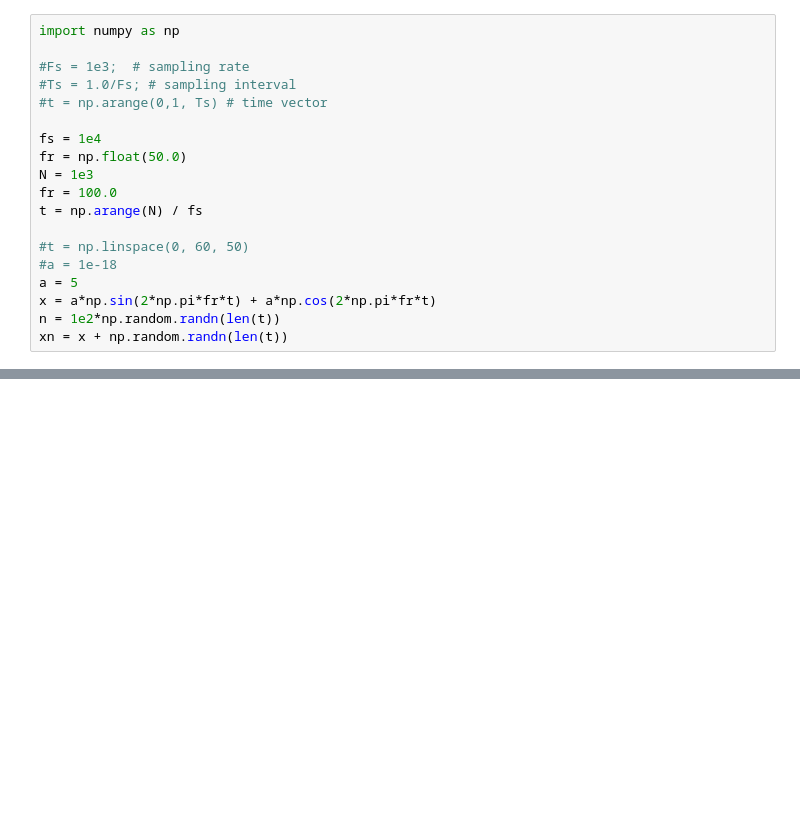
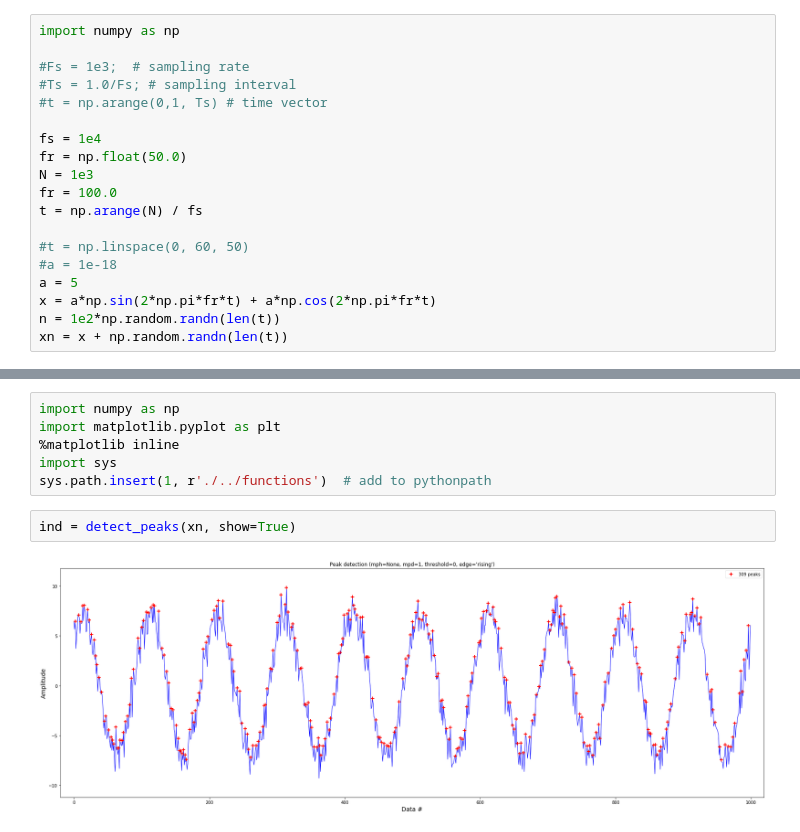
Before and after one commit to SGRGit/gwOsc, a Jupyter notebook: CreateSampleSignalProc.ipynb, the cells around one changed output, grey strips where cells are left out. Drawn from its saved outputs; the diff is of its cells as text; blank space fills up the shorter version.

```diff
--- a/CreateSampleSignalProc.ipynb
+++ b/CreateSampleSignalProc.ipynb
@@ -67,0 +173,10 @@ axft2.plot(frq, abs(Y), 'g', alpha=0.75)
+# %%
+import numpy as np
+import matplotlib.pyplot as plt
+%matplotlib inline
+import sys
+sys.path.insert(1, r'./../functions')  # add to pythonpath
+# %%
+ind = detect_peaks(xn, show=True)
+# %% [output]
+[figure, added]
```
Also changed, not shown: parts of 5 cells of this notebook.
